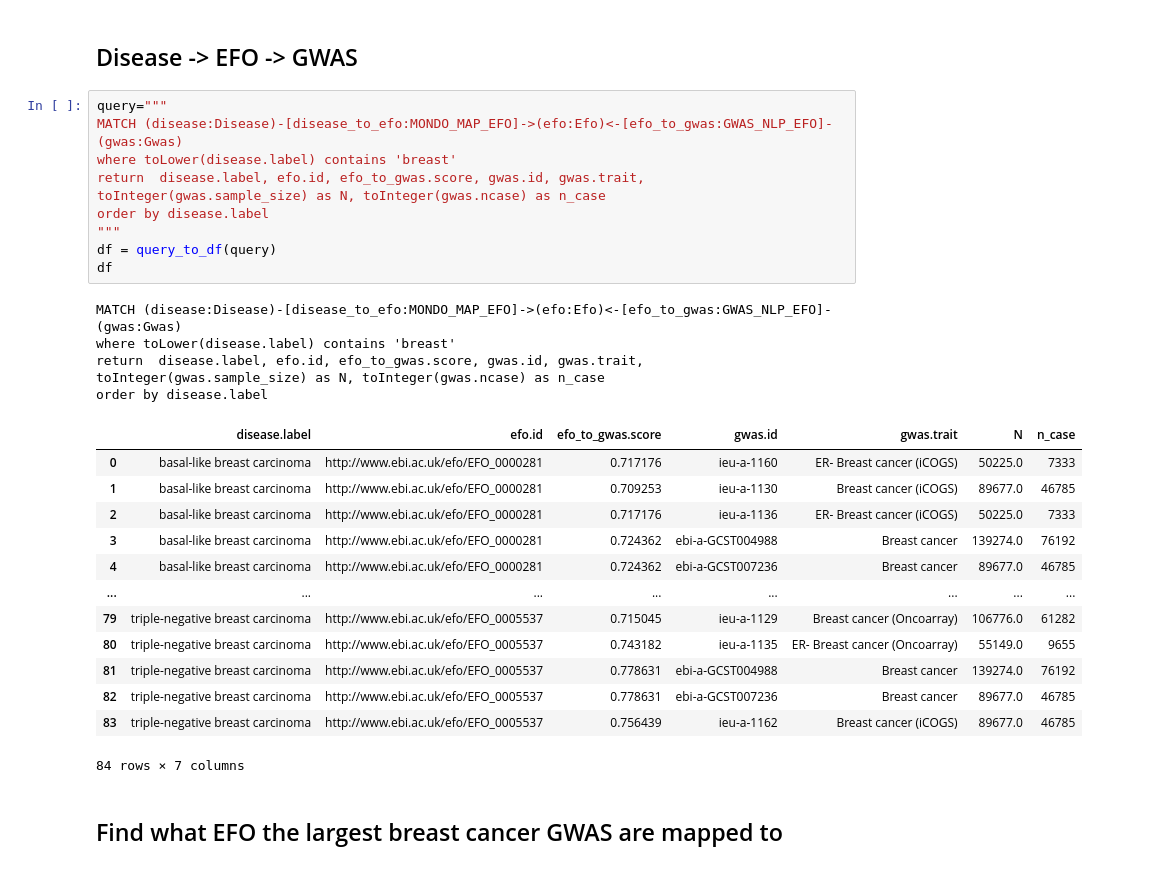
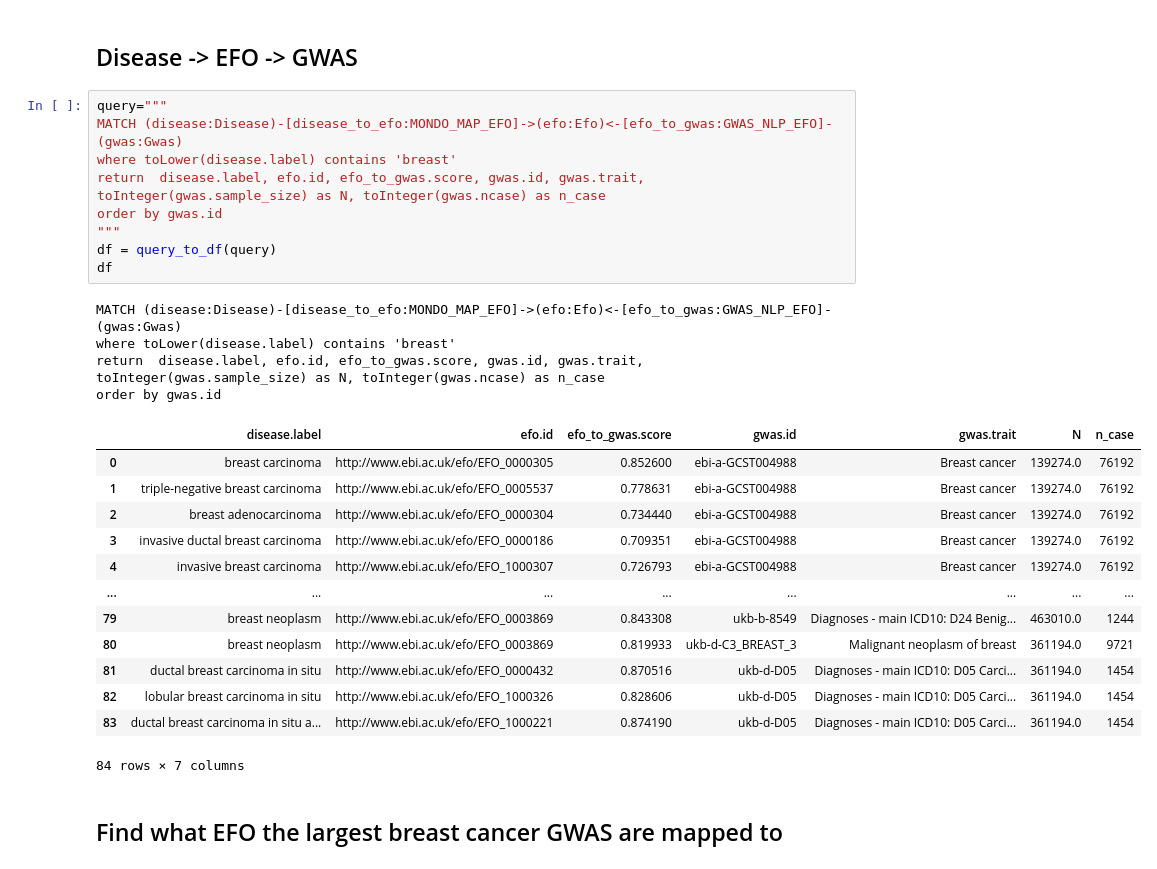
Before and after one commit to mvab/epigraphdb-breast-cancer, a Jupyter notebook: explore_breast_cancer_epigraphdb.ipynb, the cells around one changed output. Saved outputs shown, nothing was run; the diff lists cells and outputs as text.

```diff
--- a/explore_breast_cancer_epigraphdb.ipynb
+++ b/explore_breast_cancer_epigraphdb.ipynb
@@ -274,29 +412,29 @@ return  disease.label, efo.id, efo.value order by disease.label
 # %%
 query="""
 MATCH (disease:Disease)-[disease_to_efo:MONDO_MAP_EFO]->(efo:Efo)<-[efo_to_gwas:GWAS_NLP_EFO]-(gwas:Gwas)
 where toLower(disease.label) contains 'breast'
 return  disease.label, efo.id, efo_to_gwas.score, gwas.id, gwas.trait, toInteger(gwas.sample_size) as N, toInteger(gwas.ncase) as n_case
-order by disease.label
+order by gwas.id
 """
 df = query_to_df(query)
 df
 # %% [output]
 MATCH (disease:Disease)-[disease_to_efo:MONDO_MAP_EFO]->(efo:Efo)<-[efo_to_gwas:GWAS_NLP_EFO]-(gwas:Gwas)
 where toLower(disease.label) contains 'breast'
 return  disease.label, efo.id, efo_to_gwas.score, gwas.id, gwas.trait, toInteger(gwas.sample_size) as N, toInteger(gwas.ncase) as n_case
-order by disease.label
+order by gwas.id
 |  | disease.label | efo.id | efo_to_gwas.score | gwas.id | gwas.trait | N | n_case |
-| 0 | basal-like breast carcinoma | http://www.ebi.ac.uk/efo/EFO_0000281 | 0.717176 | ieu-a-1160 | ER- Breast cancer (iCOGS) | 50225.0 | 7333 |
-| 1 | basal-like breast carcinoma | http://www.ebi.ac.uk/efo/EFO_0000281 | 0.709253 | ieu-a-1130 | Breast cancer (iCOGS) | 89677.0 | 46785 |
-| 2 | basal-like breast carcinoma | http://www.ebi.ac.uk/efo/EFO_0000281 | 0.717176 | ieu-a-1136 | ER- Breast cancer (iCOGS) | 50225.0 | 7333 |
-| 3 | basal-like breast carcinoma | http://www.ebi.ac.uk/efo/EFO_0000281 | 0.724362 | ebi-a-GCST004988 | Breast cancer | 139274.0 | 76192 |
-| 4 | basal-like breast carcinoma | http://www.ebi.ac.uk/efo/EFO_0000281 | 0.724362 | ebi-a-GCST007236 | Breast cancer | 89677.0 | 46785 |
+| 0 | breast carcinoma | http://www.ebi.ac.uk/efo/EFO_0000305 | 0.852600 | ebi-a-GCST004988 | Breast cancer | 139274.0 | 76192 |
+| 1 | triple-negative breast carcinoma | http://www.ebi.ac.uk/efo/EFO_0005537 | 0.778631 | ebi-a-GCST004988 | Breast cancer | 139274.0 | 76192 |
+| 2 | breast adenocarcinoma | http://www.ebi.ac.uk/efo/EFO_0000304 | 0.734440 | ebi-a-GCST004988 | Breast cancer | 139274.0 | 76192 |
+| 3 | invasive ductal breast carcinoma | http://www.ebi.ac.uk/efo/EFO_0000186 | 0.709351 | ebi-a-GCST004988 | Breast cancer | 139274.0 | 76192 |
+| 4 | invasive breast carcinoma | http://www.ebi.ac.uk/efo/EFO_1000307 | 0.726793 | ebi-a-GCST004988 | Breast cancer | 139274.0 | 76192 |
 | ... | ... | ... | ... | ... | ... | ... | ... |
-| 79 | triple-negative breast carcinoma | http://www.ebi.ac.uk/efo/EFO_0005537 | 0.715045 | ieu-a-1129 | Breast cancer (Oncoarray) | 106776.0 | 61282 |
-| 80 | triple-negative breast carcinoma | http://www.ebi.ac.uk/efo/EFO_0005537 | 0.743182 | ieu-a-1135 | ER- Breast cancer (Oncoarray) | 55149.0 | 9655 |
-| 81 | triple-negative breast carcinoma | http://www.ebi.ac.uk/efo/EFO_0005537 | 0.778631 | ebi-a-GCST004988 | Breast cancer | 139274.0 | 76192 |
-| 82 | triple-negative breast carcinoma | http://www.ebi.ac.uk/efo/EFO_0005537 | 0.778631 | ebi-a-GCST007236 | Breast cancer | 89677.0 | 46785 |
-| 83 | triple-negative breast carcinoma | http://www.ebi.ac.uk/efo/EFO_0005537 | 0.756439 | ieu-a-1162 | Breast cancer (iCOGS) | 89677.0 | 46785 |
+| 79 | breast neoplasm | http://www.ebi.ac.uk/efo/EFO_0003869 | 0.843308 | ukb-b-8549 | Diagnoses - main ICD10: D24 Benig... | 463010.0 | 1244 |
+| 80 | breast neoplasm | http://www.ebi.ac.uk/efo/EFO_0003869 | 0.819933 | ukb-d-C3_BREAST_3 | Malignant neoplasm of breast | 361194.0 | 9721 |
+| 81 | ductal breast carcinoma in situ | http://www.ebi.ac.uk/efo/EFO_0000432 | 0.870516 | ukb-d-D05 | Diagnoses - main ICD10: D05 Carci... | 361194.0 | 1454 |
+| 82 | lobular breast carcinoma in situ | http://www.ebi.ac.uk/efo/EFO_1000326 | 0.828606 | ukb-d-D05 | Diagnoses - main ICD10: D05 Carci... | 361194.0 | 1454 |
+| 83 | ductal breast carcinoma in situ a... | http://www.ebi.ac.uk/efo/EFO_1000221 | 0.874190 | ukb-d-D05 | Diagnoses - main ICD10: D05 Carci... | 361194.0 | 1454 |
 84 rows × 7 columns
 # %% [markdown]
 ## Find what EFO the largest breast cancer GWAS are mapped to
```
Also changed, not shown: parts of 37 cells of this notebook.
